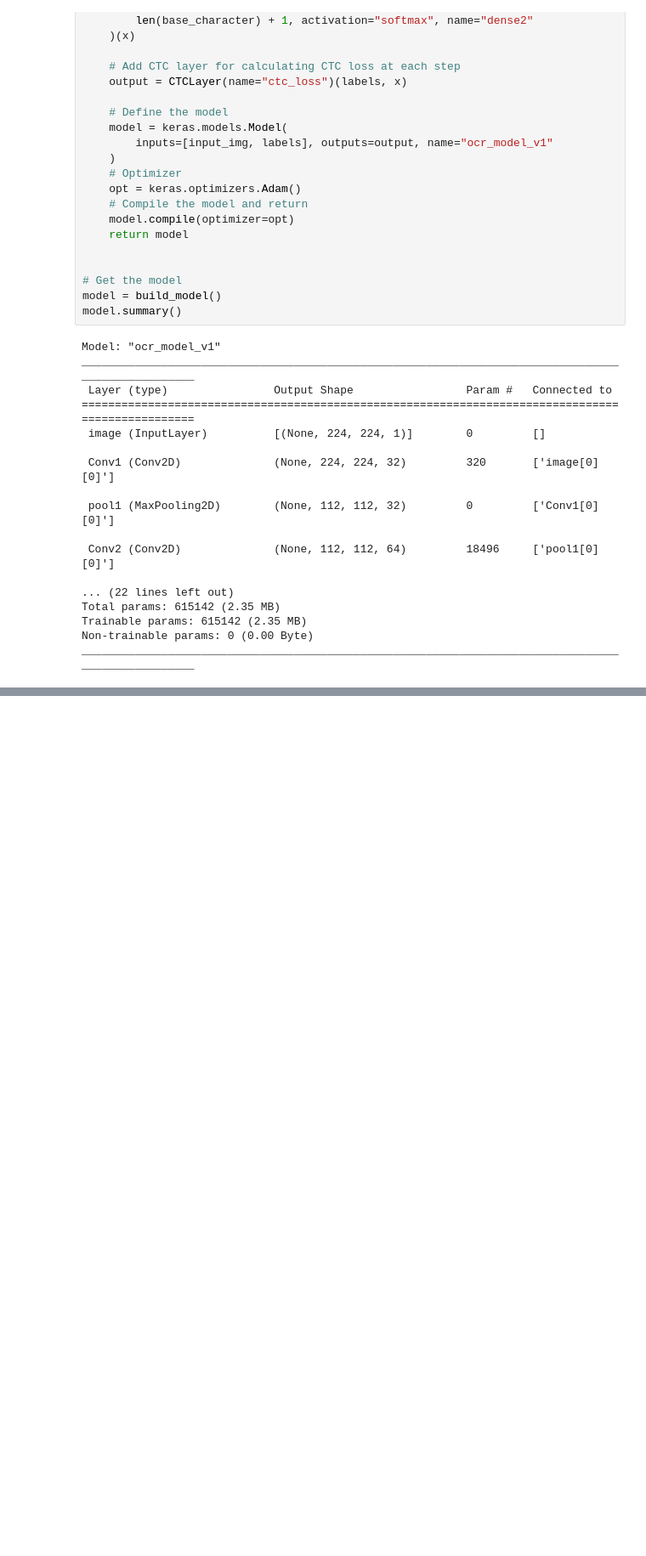
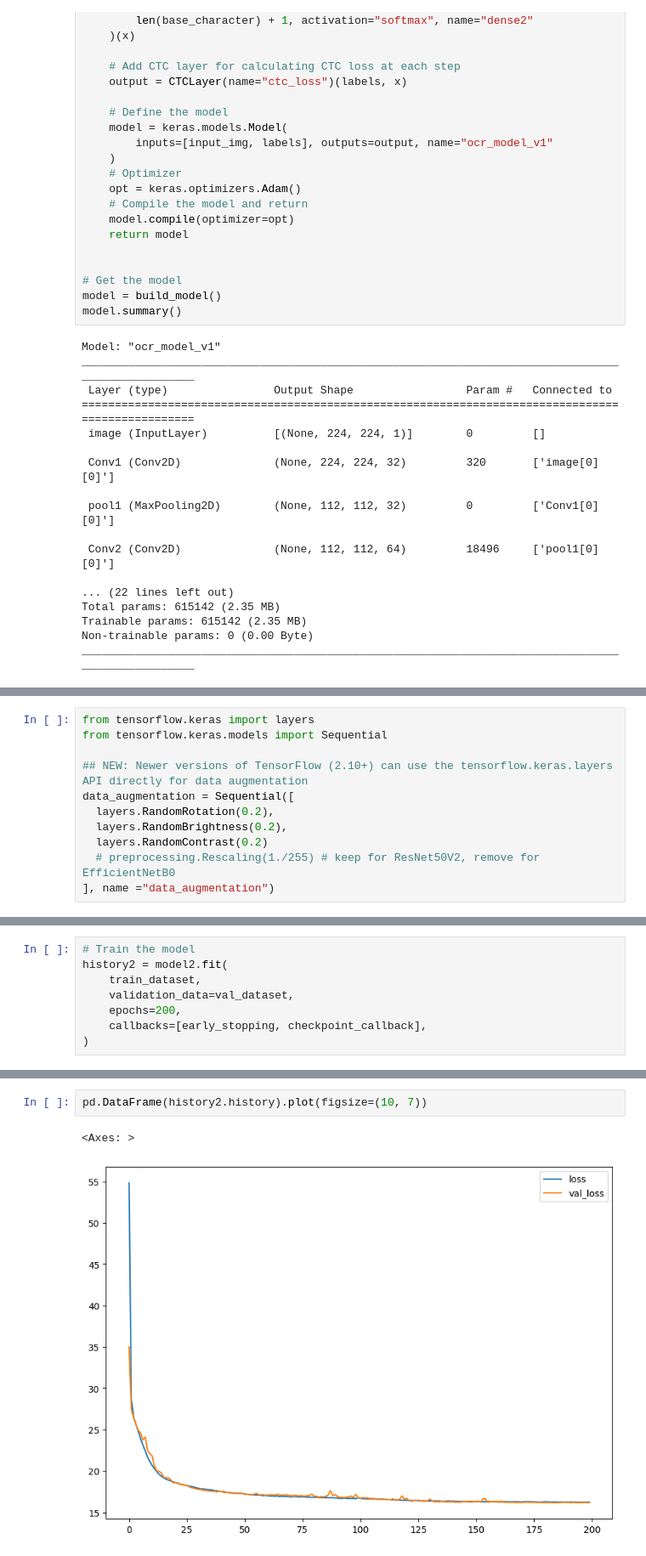
Before and after one commit to kazuma313/LicensePlateRecognition, a Jupyter notebook: LicensePlateRecognition.ipynb, the cells around one changed output, grey strips where cells are left out. Shown at 85% size. Drawn from its saved outputs; the diff is of its cells as text; blank space fills up the shorter version.

```diff
--- a/LicensePlateRecognition.ipynb
+++ b/LicensePlateRecognition.ipynb
@@ -449,0 +562,11 @@ plt.imshow(img, cmap="gray")
+# %%
+from tensorflow.keras import layers
+from tensorflow.keras.models import Sequential
+
+## NEW: Newer versions of TensorFlow (2.10+) can use the tensorflow.keras.layers API directly for data augmentation
+data_augmentation = Sequential([
+  layers.RandomRotation(0.2),
+  layers.RandomBrightness(0.2),
+  layers.RandomContrast(0.2)
+  # preprocessing.Rescaling(1./255) # keep for ResNet50V2, remove for EfficientNetB0
+], name ="data_augmentation")
@@ -449,0 +657,8 @@ plt.imshow(img, cmap="gray")
+# %%
+# Train the model
+history2 = model2.fit(
+    train_dataset,
+    validation_data=val_dataset,
+    epochs=200,
+    callbacks=[early_stopping, checkpoint_callback],
+)
@@ -449,0 +683,5 @@ plt.imshow(img, cmap="gray")
+# %%
+pd.DataFrame(history2.history).plot(figsize=(10, 7))
+# %% [output]
+<Axes: >
+[figure, added]
```
Also changed, not shown: parts of 117 cells of this notebook.
